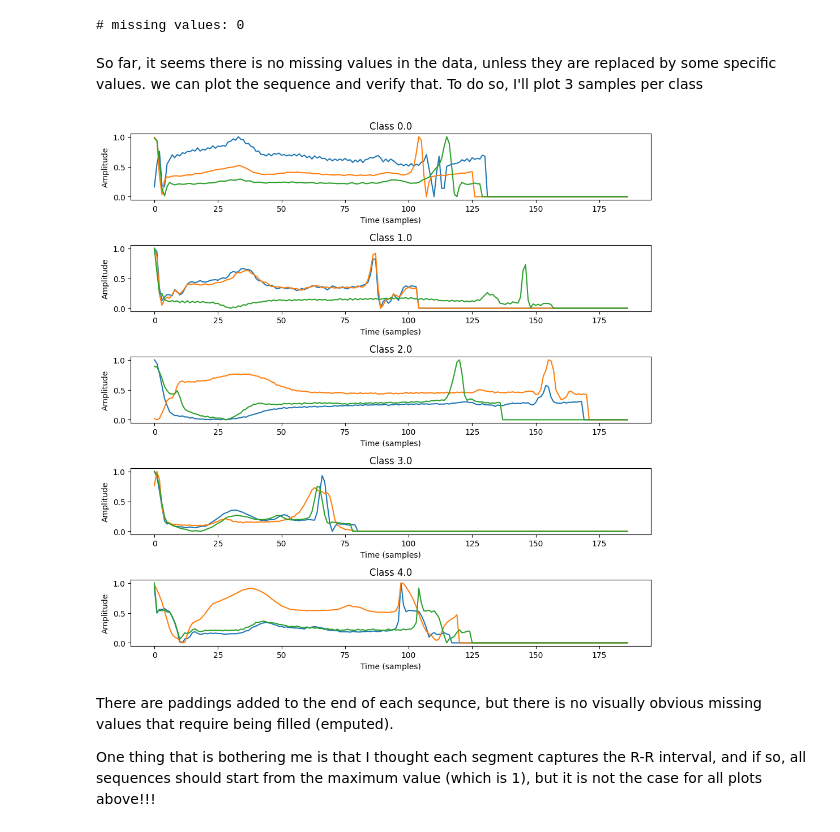
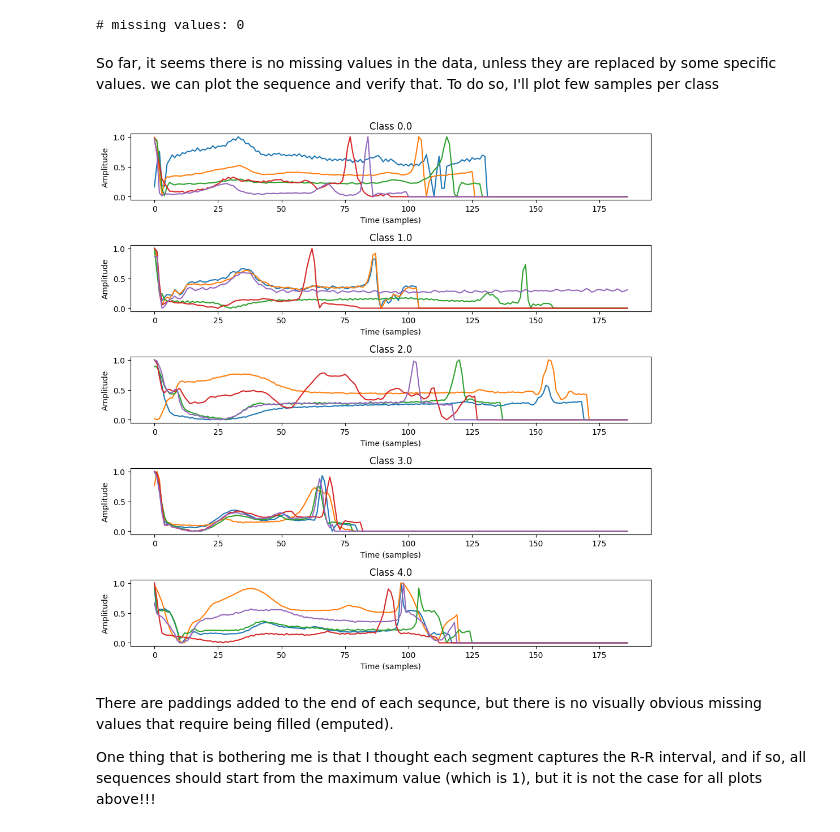
Before and after one commit to AlirezaAhadipour/ECG_Heartbeat_Classification, a Jupyter notebook: notebooks/ECG_Classification.ipynb, the cells around one changed output. Cells and saved outputs as stored; diff of their text form; code cells hidden in the pictures.

```diff
--- a/notebooks/ECG_Classification.ipynb
+++ b/notebooks/ECG_Classification.ipynb
@@ -126,26 +126,26 @@ print(f"# missing values: {df_train.isnull().sum().sum()}")
 # %% [output]
 # missing values: 0
 # %% [markdown]
-So far, it seems there is no missing values in the data, unless they are replaced by some specific values. we can plot the sequence and verify that. To do so, I'll plot 3 samples per class
+So far, it seems there is no missing values in the data, unless they are replaced by some specific values. we can plot the sequence and verify that. To do so, I'll plot few samples per class
 # %%
 classes = df_train['label'].unique()
 num_classes = len(classes)
 
 fig, axes = plt.subplots(nrows=num_classes, ncols=1, figsize=(10, 2*num_classes))
 
 for i, label in enumerate(classes):
-    samples = df_train[df_train['label'] == label].sample(3).iloc[:, :-1]
+    samples = df_train[df_train['label'] == label].sample(5).iloc[:, :-1]
 
     for sample in samples.values:
         axes[i].plot(sample)
 
     axes[i].set_title(f"Class {label}")
     axes[i].set_xlabel('Time (samples)')
     axes[i].set_ylabel('Amplitude')
 
 plt.tight_layout()
 # %% [output]
-[figure, old version]
+[figure, new version]
 # %% [markdown]
 There are paddings added to the end of each sequnce, but there is no visually obvious missing values that require being filled (emputed).
 
```
Also changed, not shown: parts of 13 cells of this notebook.
